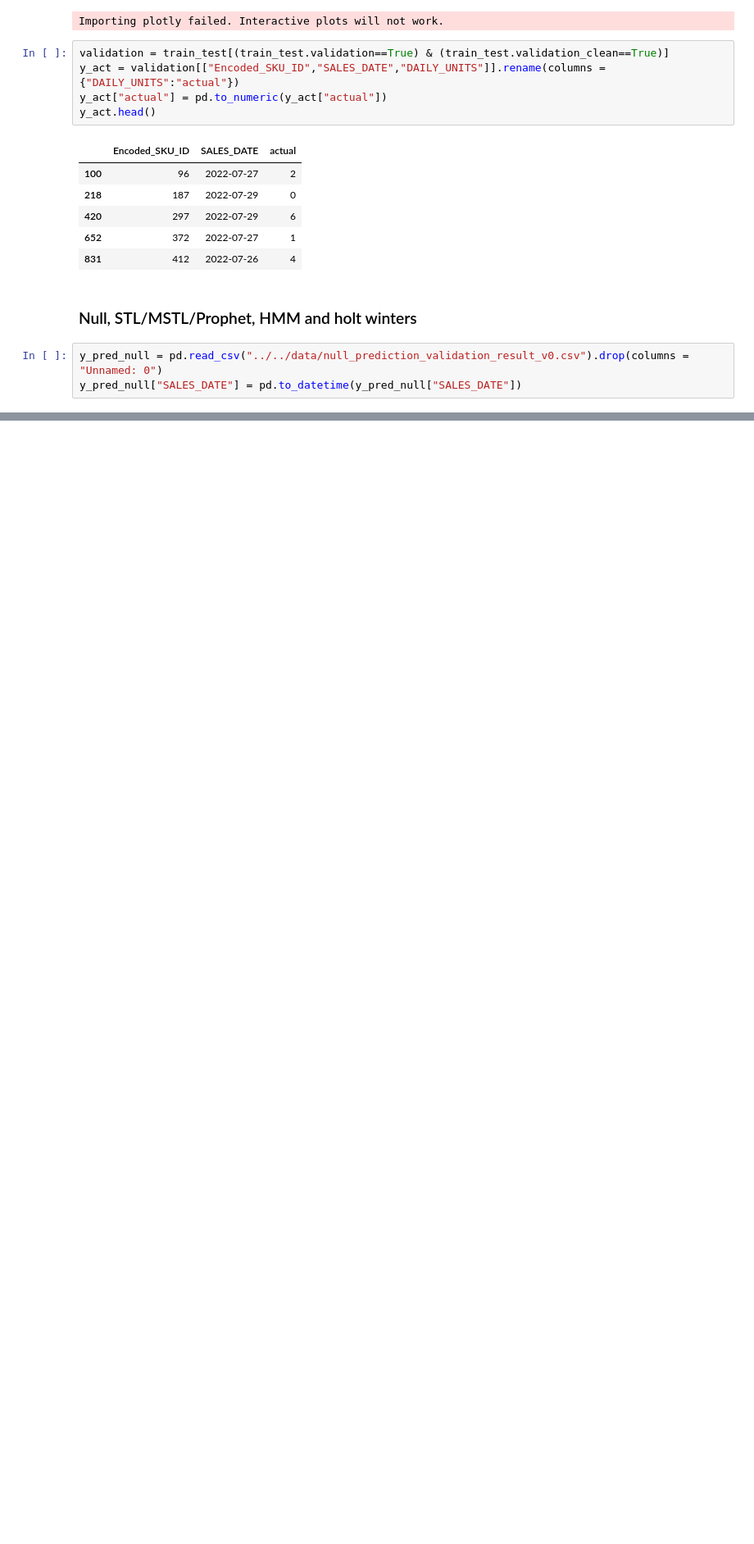
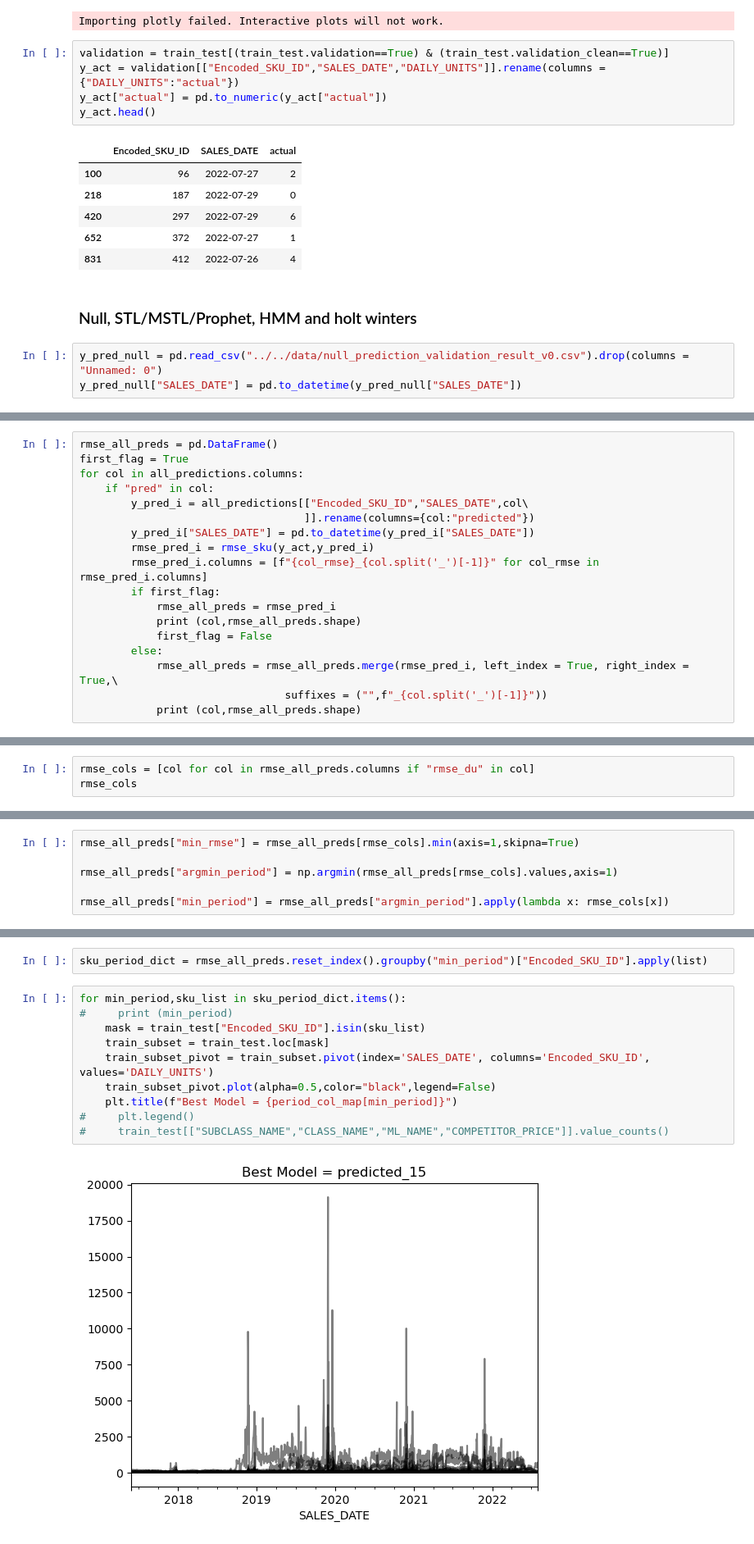
Before and after one commit to ashish1610dhiman/msa_project_week, a Jupyter notebook: notebooks/ashish/h.prophet_v0_results.ipynb, the cells around one changed output, grey strips where cells are left out. Shown at 82% size. Cells and saved outputs as stored; diff of their text form; blank space fills up the shorter version.

```diff
--- a/notebooks/ashish/h.prophet_v0_results.ipynb
+++ b/notebooks/ashish/h.prophet_v0_results.ipynb
@@ -89,0 +134,18 @@ FileNotFoundError: [Errno 2] No such file or directory: '../../data/ES_pred.csv'
+# %%
+rmse_all_preds = pd.DataFrame()
+first_flag = True
+for col in all_predictions.columns:
+    if "pred" in col:
+        y_pred_i = all_predictions[["Encoded_SKU_ID","SALES_DATE",col\
+                                   ]].rename(columns={col:"predicted"})
+        y_pred_i["SALES_DATE"] = pd.to_datetime(y_pred_i["SALES_DATE"])
+        rmse_pred_i = rmse_sku(y_act,y_pred_i)
+        rmse_pred_i.columns = [f"{col_rmse}_{col.split('_')[-1]}" for col_rmse in rmse_pred_i.columns]
+        if first_flag:
+            rmse_all_preds = rmse_pred_i
+            print (col,rmse_all_preds.shape)
+            first_flag = False
+        else:
+            rmse_all_preds = rmse_all_preds.merge(rmse_pred_i, left_index = True, right_index = True,\
+                                suffixes = ("",f"_{col.split('_')[-1]}"))
+            print (col,rmse_all_preds.shape)
@@ -89,0 +181,3 @@ FileNotFoundError: [Errno 2] No such file or directory: '../../data/ES_pred.csv'
+# %%
+rmse_cols = [col for col in rmse_all_preds.columns if "rmse_du" in col]
+rmse_cols
@@ -89,0 +196,6 @@ FileNotFoundError: [Errno 2] No such file or directory: '../../data/ES_pred.csv'
+# %%
+rmse_all_preds["min_rmse"] = rmse_all_preds[rmse_cols].min(axis=1,skipna=True)
+
+rmse_all_preds["argmin_period"] = np.argmin(rmse_all_preds[rmse_cols].values,axis=1)
+
+rmse_all_preds["min_period"] = rmse_all_preds["argmin_period"].apply(lambda x: rmse_cols[x])
@@ -89,0 +249,14 @@ FileNotFoundError: [Errno 2] No such file or directory: '../../data/ES_pred.csv'
+# %%
+sku_period_dict = rmse_all_preds.reset_index().groupby("min_period")["Encoded_SKU_ID"].apply(list)
+# %%
+for min_period,sku_list in sku_period_dict.items():
+#     print (min_period)
+    mask = train_test["Encoded_SKU_ID"].isin(sku_list)
+    train_subset = train_test.loc[mask]
+    train_subset_pivot = train_subset.pivot(index='SALES_DATE', columns='Encoded_SKU_ID', values='DAILY_UNITS')
+    train_subset_pivot.plot(alpha=0.5,color="black",legend=False)
+    plt.title(f"Best Model = {period_col_map[min_period]}")
+#     plt.legend()
+#     train_test[["SUBCLASS_NAME","CLASS_NAME","ML_NAME","COMPETITOR_PRICE"]].value_counts()
+# %% [output]
+[figure, added]
```
Also changed, not shown: parts of 21 cells of this notebook.
